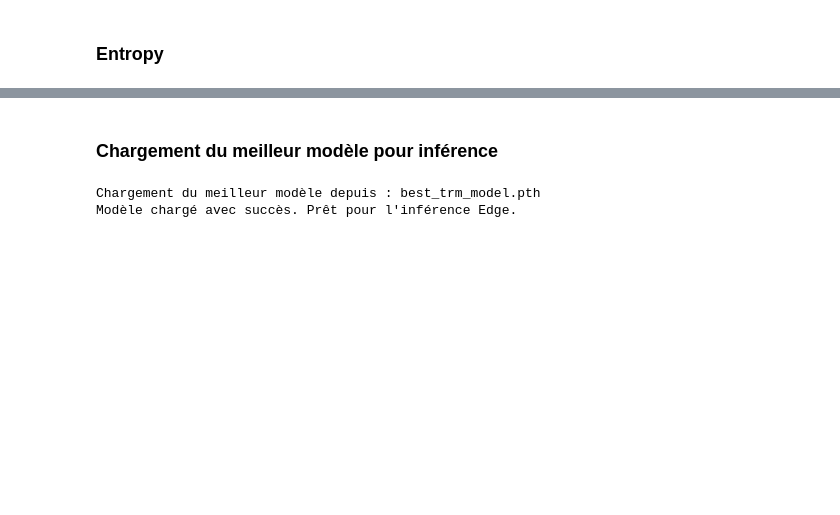
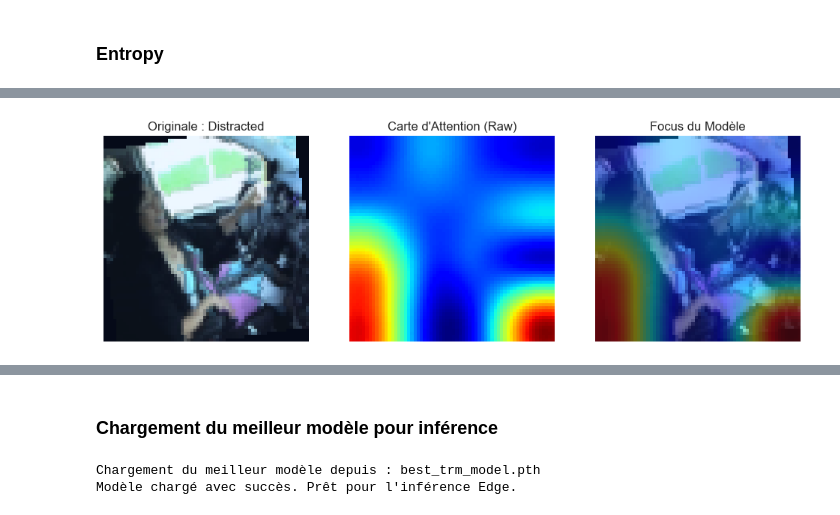
Before and after one commit to Anas7823/Driver-Drowsiness-Edge-AI, a Jupyter notebook: notebook.ipynb, the cells around one changed output, grey strips where cells are left out. Drawn from its saved outputs; the diff is of its cells as text; code cells hidden in the pictures; blank space fills up the shorter version.

Commit message:
ajout de multi head attention

```diff
--- a/notebook.ipynb
+++ b/notebook.ipynb
@@ -575,0 +591,88 @@ plot_results_with_entropy(history)
+# %%
+import cv2
+import numpy as np
+import matplotlib.pyplot as plt
+
+def visualize_attention(model, dataset, index=None):
+    """
+    Prend une image du dataset, passe dans le modèle, et affiche
+    la zone où le modèle a le plus "regardé".
+    """
+    model.eval()
+
+    # 1. Sélection d'une image aléatoire si index non fourni
+    if index is None:
+        index = np.random.randint(0, len(dataset))
+
+    img_tensor, label = dataset[index]
+
+    # Récupération de l'image originale pour affichage (Dénormalisation)
+    # Tenseur [3, 64, 64] -> Numpy [64, 64, 3]
+    img_display = img_tensor.permute(1, 2, 0).cpu().numpy()
+    img_display = img_display * 0.229 + 0.485  # Dénormalisation (Mean/Std)
+    img_display = np.clip(img_display, 0, 1)   # Clamp entre 0 et 1
+    img_display = (img_display * 255).astype(np.uint8) # Conversion uint8
+    img_display = cv2.cvtColor(img_display, cv2.COLOR_RGB2BGR) # Pour OpenCV
+
+    # 2. Inférence pour récupérer l'attention
+    img_input = img_tensor.unsqueeze(0).to(CONFIG['device']) # Batch dim
+
+    with torch.no_grad():
+        # Le modèle retourne (outputs, attention_map)
+        _, attn_weights = model(img_input)
+
+        # attn_weights shape : [1, 16, 16] (Batch, Seq_Len, Seq_Len)
+        # On a 16 patches (4x4). On fait la moyenne des poids pour chaque patch.
+        attn_map = attn_weights[0].cpu().numpy()
+
+        # On moyenne sur l'axe qui reçoit l'attention pour voir l'importance globale
+        attn_score = np.mean(attn_map, axis=0) # Shape (16,)
+
+        # On remet en forme 4x4 (notre grille spatiale)
+        attn_grid = attn_score.reshape(4, 4)
+
+    # 3. Création de la Heatmap
+    # On agrandit la grille 4x4 vers 64x64 avec une interpolation bicubique (lissage)
+    heatmap = cv2.resize(attn_grid, (64, 64), interpolation=cv2.INTER_CUBIC)
+
+    # Normalisation entre 0 et 255
+    heatmap = (heatmap - np.min(heatmap)) / (np.max(heatmap) - np.min(heatmap) + 1e-8)
+    heatmap = np.uint8(255 * heatmap)
+
+    # Colorisation (Jet : Bleu=Froid, Rouge=Chaud)
+    heatmap_color = cv2.applyColorMap(heatmap, cv2.COLORMAP_JET)
+
+    # 4. Superposition
+    # 0.6 * Image + 0.4 * Heatmap
+    overlay = cv2.addWeighted(img_display, 0.6, heatmap_color, 0.4, 0)
+
+    # 5. Affichage
+    classes = {0: "Alert", 1: "Drowsy", 2: "Distracted"}
+
+    plt.figure(figsize=(12, 4))
+
+    # Image Originale
+    plt.subplot(1, 3, 1)
+    plt.imshow(cv2.cvtColor(img_display, cv2.COLOR_BGR2RGB))
+    plt.title(f"Originale : {classes[label.item()]}")
+    plt.axis('off')
+
+    # Heatmap seule
+    plt.subplot(1, 3, 2)
+    plt.imshow(heatmap, cmap='jet')
+    plt.title("Carte d'Attention (Raw)")
+    plt.axis('off')
+
+    # Superposition
+    plt.subplot(1, 3, 3)
+    plt.imshow(cv2.cvtColor(overlay, cv2.COLOR_BGR2RGB))
+    plt.title("Focus du Modèle")
+    plt.axis('off')
+
+    plt.show()
+
+# --- TESTER SUR PLUSIEURS IMAGES ---
+print("Exemples de visualisations d'attention :")
+for _ in range(3):
+    visualize_attention(trained_model, val_ds)
+# %% [output]
@@ -575,0 +680 @@ plot_results_with_entropy(history)
+[figure, added]
```
Also changed, not shown: parts of 7 cells of this notebook, 2 other files.
